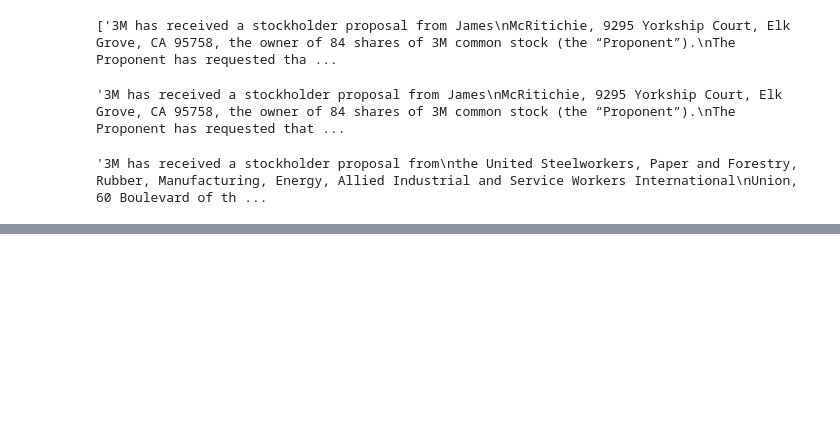
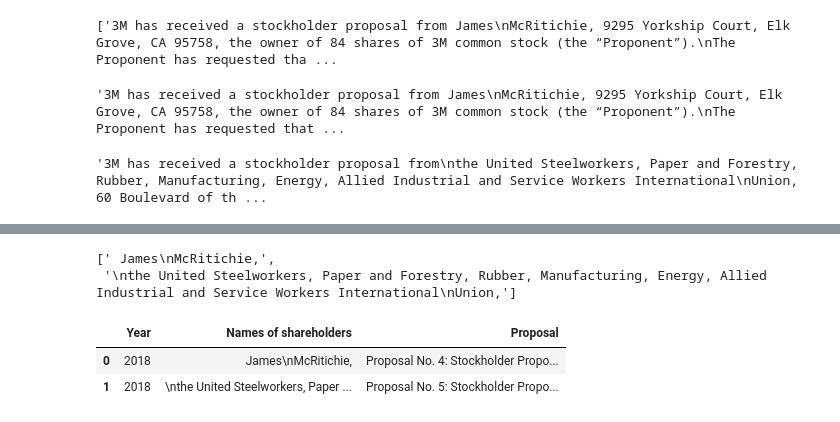
Before and after one commit to AmyYiYang/Web-scraping, a Jupyter notebook: Untitled3.ipynb, the cells around one changed output, grey strips where cells are left out. Drawn from its saved outputs; the diff is of its cells as text; code cells hidden in the pictures; blank space fills up the shorter version.

```diff
--- a/Untitled3.ipynb
+++ b/Untitled3.ipynb
@@ -196,3 +157,8 @@ C[0]
 C[1]
 # %% [output]
 '3M has received a stockholder proposal from\nthe United Steelworkers, Paper and Forestry, Rubber, Manufacturing, Energy, Allied Industrial and Service Workers International\nUnion, 60 Boulevard of th ...
+# %%
+list3=[]
+for each in C:
+    m=each.split("from",1)[1]
+    list3.append(m)
@@ -198,0 +170,15 @@ C[1]
+# %%
+# In list3, the names of stockholders are just before the first number of each string. So to obtain the names of stockholders,I will firstly find the position of the first number,then extract the strings before it.
+
+list4=[]
+for a in list3:
+    n= re.search("\d",a) #obtain the index
+
+    if n:
+        m=n.start()-1
+        list4.append(a[0:m])   # extrect the names and store them
+# %%
+list4
+# %% [output]
+[' James\nMcRitichie,',
+ '\nthe United Steelworkers, Paper and Forestry, Rubber, Manufacturing, Energy, Allied Industrial and Service Workers International\nUnion,']
@@ -198,0 +189,13 @@ C[1]
+# %%
+proposal={"Year" : yr,
+   "Names of shareholders": list4,
+         "Proposal":B}
+# %%
+from pandas.core.frame import DataFrame
+data=DataFrame(proposal)
+# %%
+data
+# %% [output]
+|  | Year | Names of shareholders | Proposal |
+| 0 | 2018 | James\nMcRitichie, | Proposal No. 4: Stockholder Propo... |
+| 1 | 2018 | \nthe United Steelworkers, Paper ... | Proposal No. 5: Stockholder Propo... |
```
Also changed, not shown: parts of 28 cells of this notebook.
